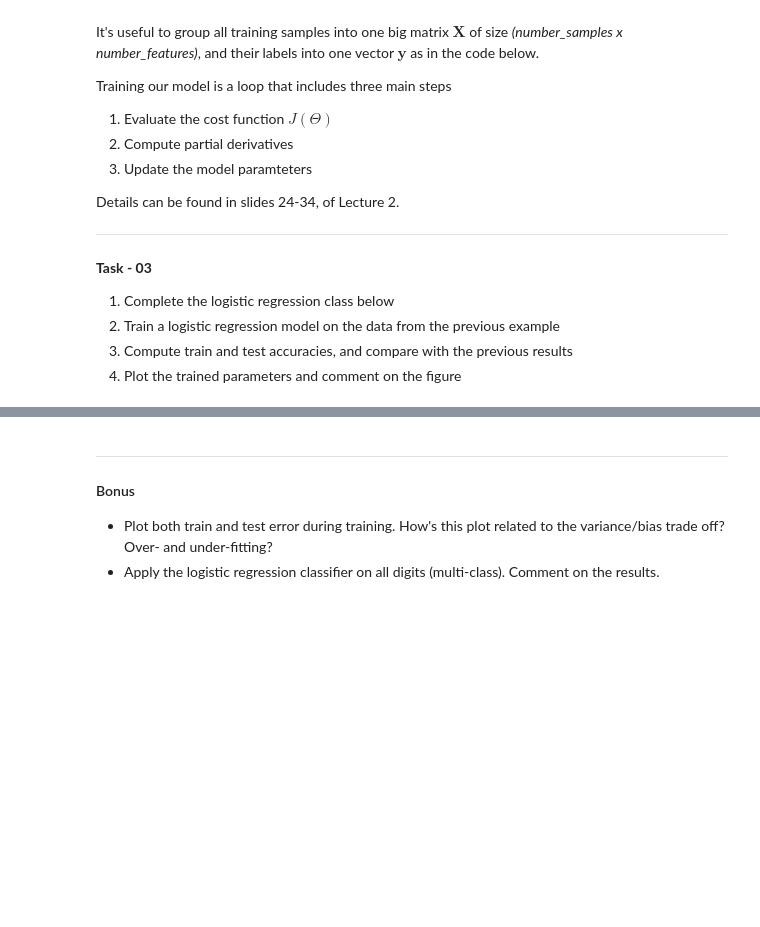
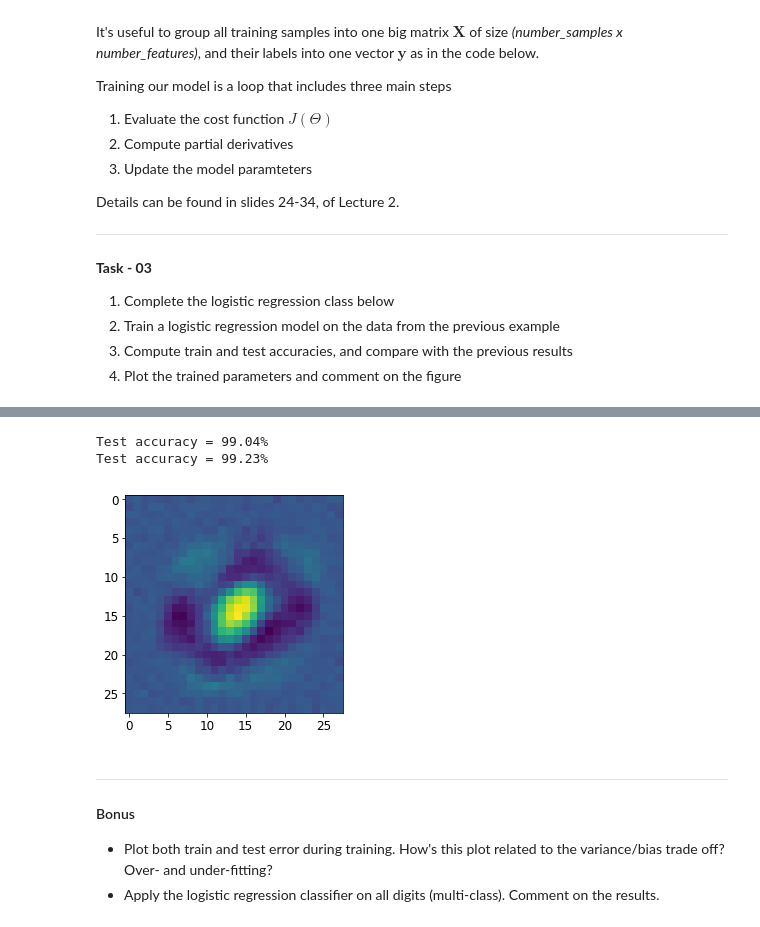
Before and after one commit to adicatana/ml_imaging_tutorials_imperial, a Jupyter notebook: MLI-Tutorial-1.ipynb, the cells around one changed output, grey strips where cells are left out. Drawn from its saved outputs; the diff is of its cells as text; code cells hidden in the pictures; blank space fills up the shorter version.

```diff
--- a/MLI-Tutorial-1.ipynb
+++ b/MLI-Tutorial-1.ipynb
@@ -190,7 +186,7 @@ plot_two_categories()
 # Q: select threshold value to sperate between the two classes
 ############################################################################
 
-threshold = 84
+threshold = 85
 # %%
 ############################################################################
 # Q: classify digits using a threshold
@@ -377,17 +375,22 @@ lr.fit(selected_train_data, selected_train_labels)
 #########################################################################
 # selected_test_data, selected_test_labels
 
-S = 0.
+logistic_train_acc = (lr.predict_class(selected_train_data) == selected_train_labels).mean()
+print('Test accuracy = {:.2f}%'.format(100.0*logistic_train_acc))
 
-for i in range(len(selected_test_data)):
-    S += lr.predict_class(selected_test_data[i]) == selected_test_labels[i]
-
-print(S / len(selected_test_data))
+logistic_test_acc = (lr.predict_class(selected_test_data) == selected_test_labels).mean()
+print('Test accuracy = {:.2f}%'.format(100.0*logistic_test_acc))
+# %% [output]
+Test accuracy = 99.04%
+Test accuracy = 99.23%
 # %%
 #########################################################################
 # Q: plot trained model params (weights) as an image of size (28x28)
 #########################################################################
-pass
+plt.imshow(lr.params.reshape(28,28))
+plt.show()
+# %% [output]
+[figure, added]
 # %% [markdown]
 ---
 #### Bonus
```
Also changed, not shown: parts of 8 cells of this notebook.
